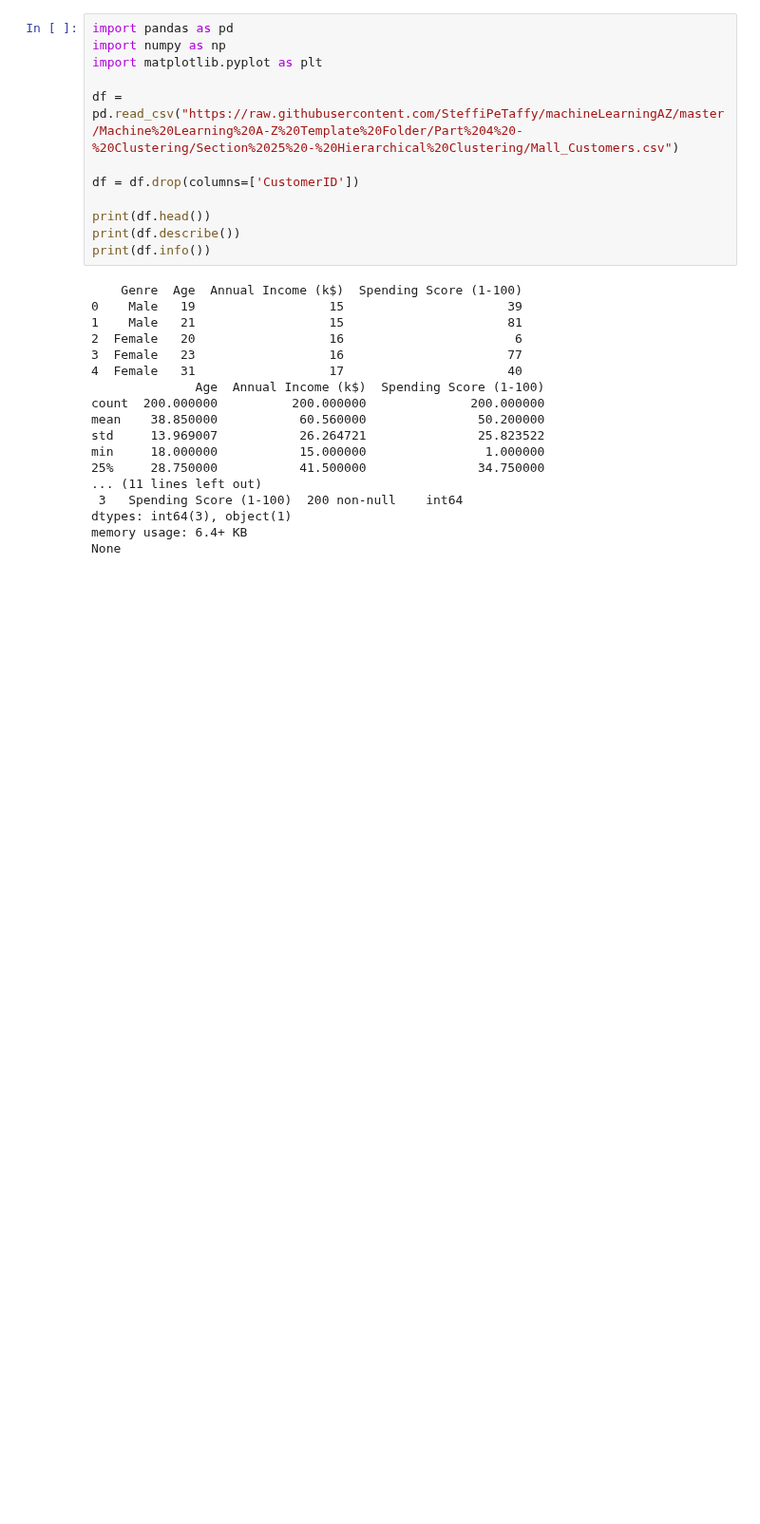
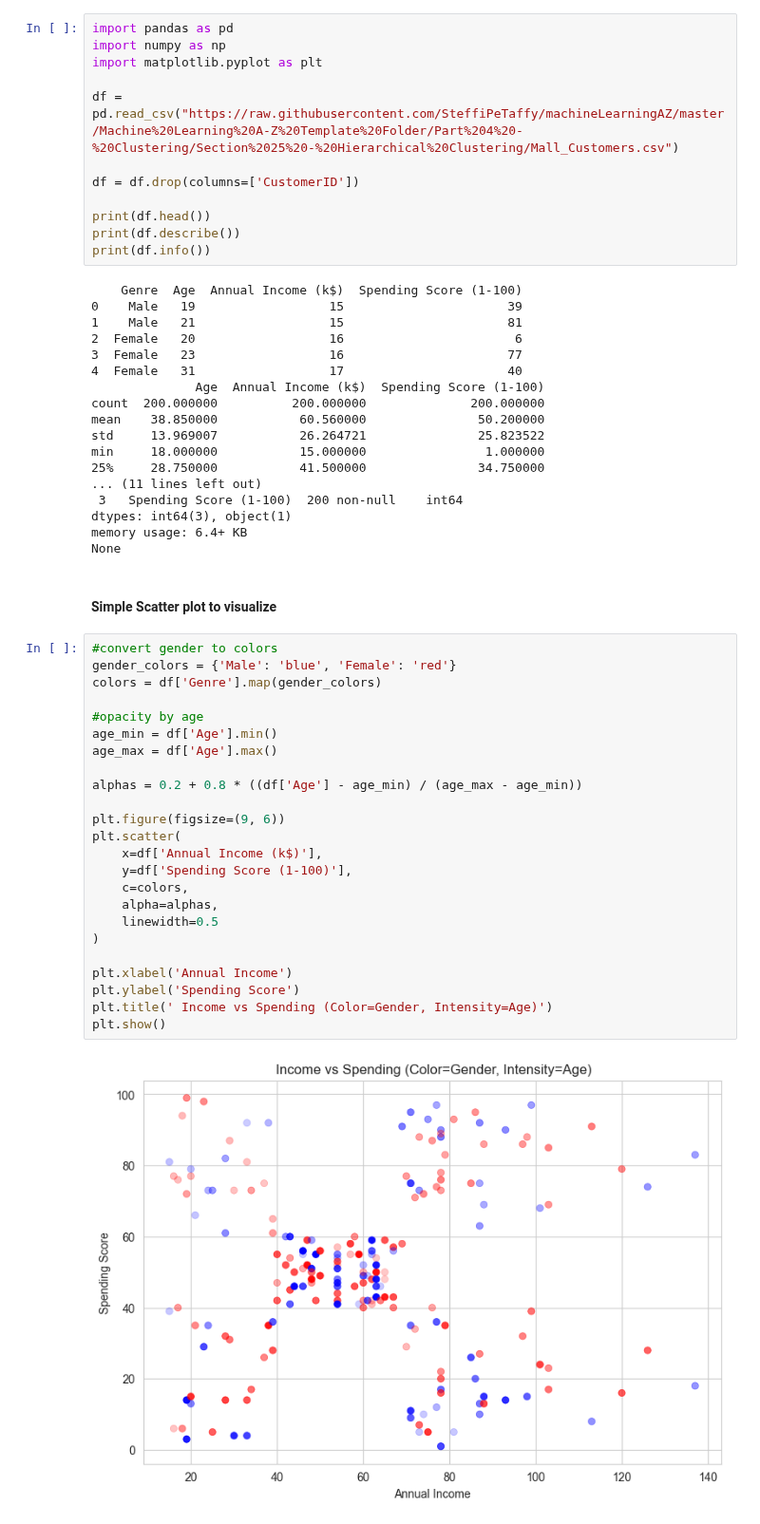
Before and after one commit to emschutt/Applied-Data-Science-Classes, a Jupyter notebook: Machine Learning/Homework_3.ipynb, the cells around one changed output. Shown at 95% size. Drawn from its saved outputs; the diff is of its cells as text; blank space fills up the shorter version.

Commit message:
scatter plot

```diff
--- a/Machine Learning/Homework_3.ipynb
+++ b/Machine Learning/Homework_3.ipynb
@@ -75,3 +75,31 @@ min     18.000000           15.000000                1.000000
 dtypes: int64(3), object(1)
 memory usage: 6.4+ KB
 None
+# %% [markdown]
+#### Simple Scatter plot to visualize
+# %%
+#convert gender to colors
+gender_colors = {'Male': 'blue', 'Female': 'red'}
+colors = df['Genre'].map(gender_colors)
+
+#opacity by age
+age_min = df['Age'].min()
+age_max = df['Age'].max()
+
+alphas = 0.2 + 0.8 * ((df['Age'] - age_min) / (age_max - age_min))
+
+plt.figure(figsize=(9, 6))
+plt.scatter(
+    x=df['Annual Income (k$)'],
+    y=df['Spending Score (1-100)'],
+    c=colors,
+    alpha=alphas,
+    linewidth=0.5
+)
+
+plt.xlabel('Annual Income')
+plt.ylabel('Spending Score')
+plt.title(' Income vs Spending (Color=Gender, Intensity=Age)')
+plt.show()
+# %% [output]
+[figure, added]
```
Also changed, not shown: parts of 1 cell of this notebook.
